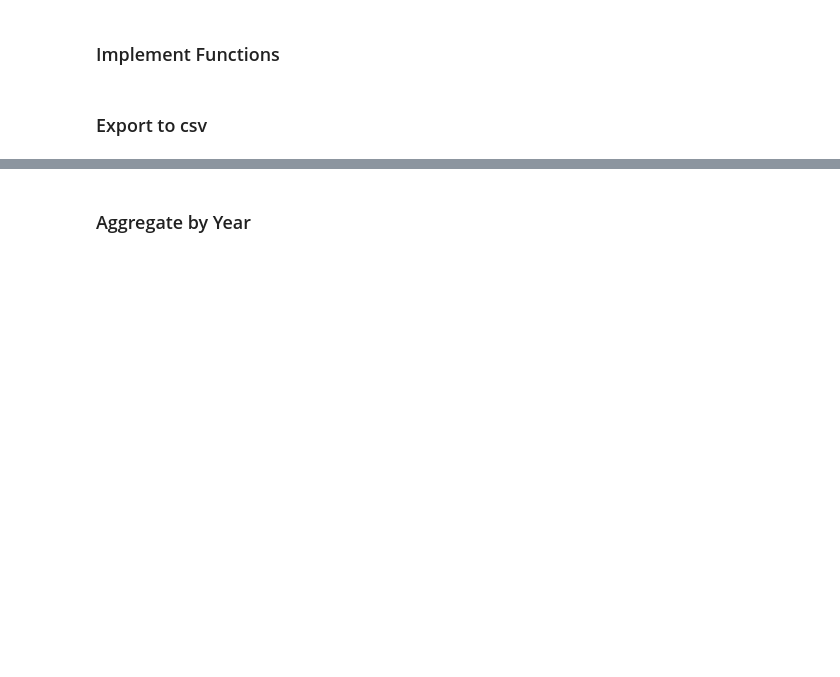
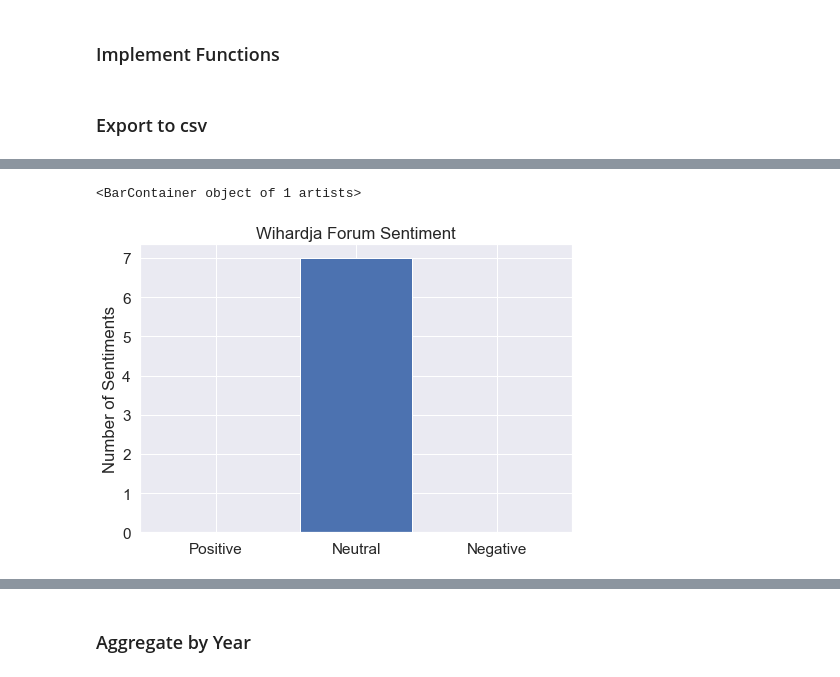
Before and after one commit to IvyHau/scanteak, a Jupyter notebook: Script/Sentiment Vader Forums.ipynb, the cells around one changed output, grey strips where cells are left out. Cells and saved outputs as stored; diff of their text form; code cells hidden in the pictures; blank space fills up the shorter version.

```diff
--- a/Script/Sentiment Vader Forums.ipynb
+++ b/Script/Sentiment Vader Forums.ipynb
@@ -127,0 +159,12 @@ vader_sentiment(teak_furniture_df).to_csv("../Sentiment/vader/furniture forum.cs
+# %%
+fig = plt.figure()
+ax = fig.add_axes([1,1,1,1])
+ax.set_title("Wihardja Forum Sentiment")
+ax.set_ylabel('Sentiments')
+ax.set_ylabel('Number of Sentiments')
+ax.bar("Positive", wihardja_df[wihardja_df['Sentiment'] == "Positive"].value_counts().sum(), color = 'g', width = 0.8)
+ax.bar("Neutral", wihardja_df[wihardja_df['Sentiment'] == "Neutral"].value_counts().sum(), color = 'b', width = 0.8)
+ax.bar("Negative", wihardja_df[wihardja_df['Sentiment'] == "Negative"].value_counts().sum(), color = 'r', width = 0.8)
+# %% [output]
+<BarContainer object of 1 artists>
+[figure, added]
```
Also changed, not shown: parts of 7 cells of this notebook, 1 other file.
